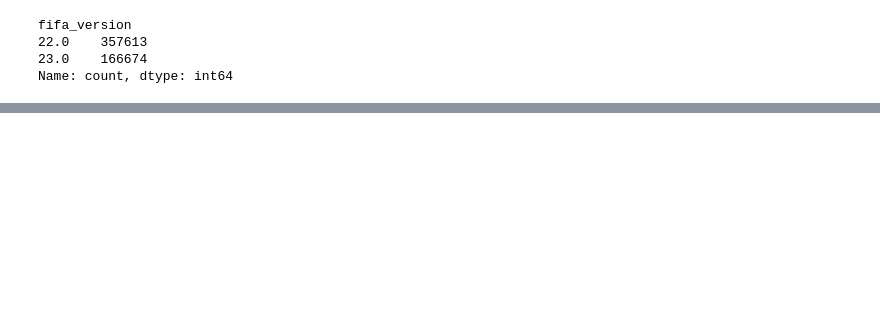
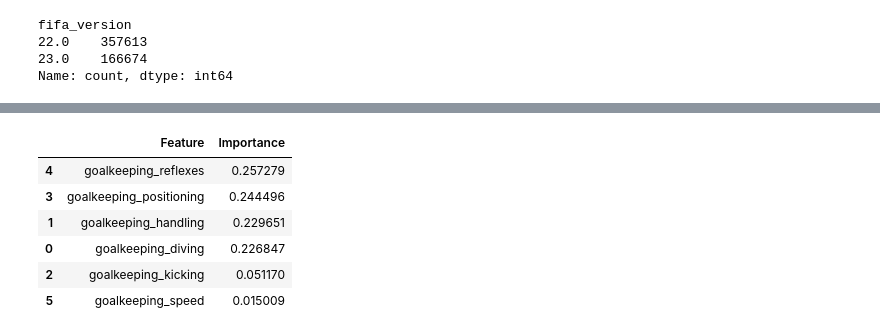
Before and after one commit to AkshyaKC/DataCleaning-FIFA23Players, a Jupyter notebook: notebook/notebook.ipynb, the cells around one changed output, grey strips where cells are left out. Saved outputs shown, nothing was run; the diff lists cells and outputs as text; code cells hidden in the pictures; blank space fills up the shorter version.

```diff
--- a/notebook/notebook.ipynb
+++ b/notebook/notebook.ipynb
@@ -40,0 +155,10 @@ fifa22
+# %%
+importance_df
+# %% [output]
+|  | Feature | Importance |
+| 4 | goalkeeping_reflexes | 0.257279 |
+| 3 | goalkeeping_positioning | 0.244496 |
+| 1 | goalkeeping_handling | 0.229651 |
+| 0 | goalkeeping_diving | 0.226847 |
+| 2 | goalkeeping_kicking | 0.051170 |
+| 5 | goalkeeping_speed | 0.015009 |
```
Also changed, not shown: parts of 19 cells of this notebook, 1 other file.
